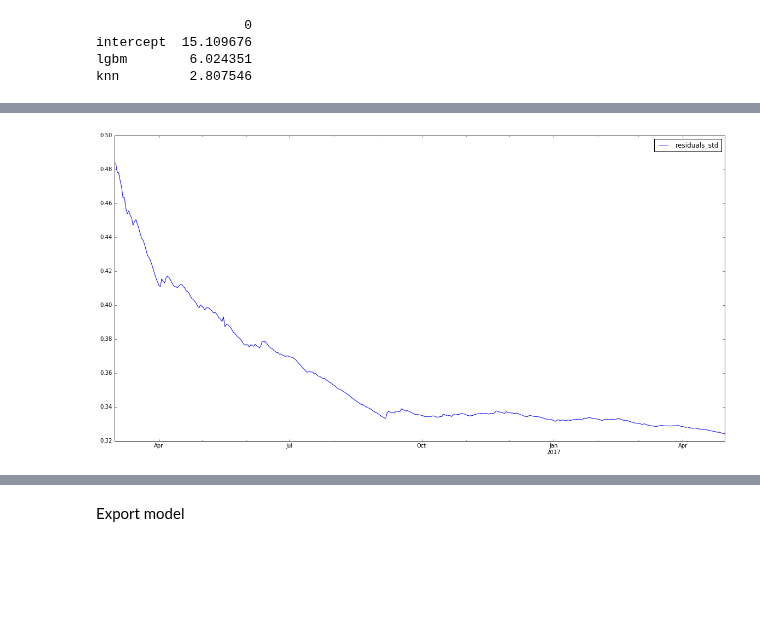
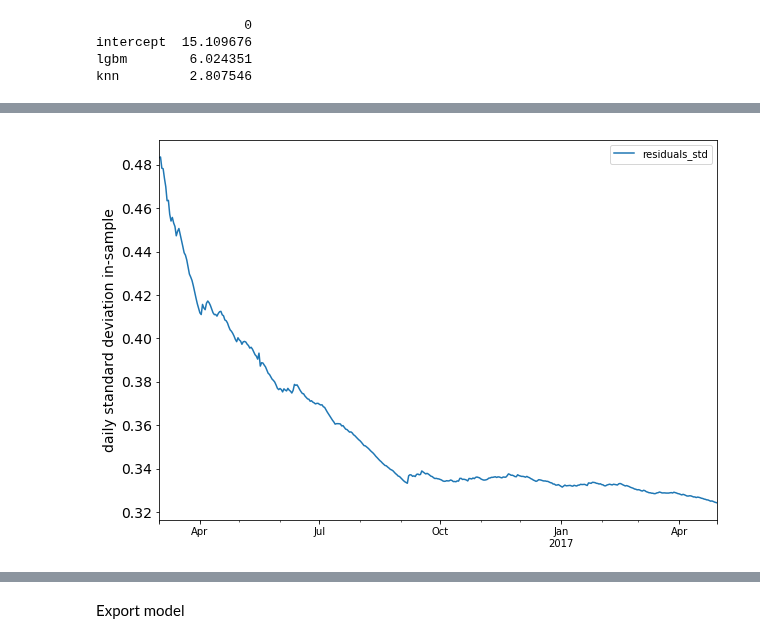
Before and after one commit to NonoMalpi/Secondary_band, a Jupyter notebook: Stacked_model.ipynb, the cells around one changed output, grey strips where cells are left out. Cells and saved outputs as stored; diff of their text form; code cells hidden in the pictures; blank space fills up the shorter version.

```diff
--- a/Stacked_model.ipynb
+++ b/Stacked_model.ipynb
@@ -46,2 +73,0 @@ for feature in ['hour', 'weekday']:
-# %%
-features_stack_list = [ element for element in stack_df.columns.tolist() if element not in ['band', 'hour', 'date', 'weekday']]
@@ -53,3 +82,15 @@ pipeline_stack = make_pipeline(Imputer(strategy='median'), StandardScaler(), Sel
 # %%
-stack_model_no_rolling = timeseries_model(stack_df, features_stack_list, 'band',
-                             '2016-01-31', '2017-04-30', 30, pipeline_stack,first_date_to_predict='2016-03-01', rolling=False)
+# create pipeline
+pipeline_stack = make_pipeline(
+    StandardScaler(),
+    SelectFromModel(Lasso(alpha=1, random_state=0)),
+    Ridge(alpha=200, random_state=0)
+)
+
+# initialise timeseries_model class to train and test
+stack_model_no_rolling = timeseries_model(
+    stack_df, features_stack_list, 'band', '2016-01-31', '2017-04-30',
+    30, pipeline_stack, '2016-03-01', rolling=False
+)
+# call to cv_scores method in order to get the final predictions
+stack_model_no_rolling.obtain_cv_scores()
@@ -123,12 +231,19 @@ daily_std_df.plot(ax=ax);
 # %%
-# standard deviation of the in-sample residuals
+# evolution of standard deviation of the in-sample residuals
+# this will be used as volatility for the american option
 days_length = len(stack_model_no_rolling.fitted_residuals_std)
-date_range_fitted_residuals_std = pd.date_range(start='2016-03-01',
-                                                periods=days_length, freq='D')
-fitted_residuals_std = pd.DataFrame(stack_model_no_rolling.fitted_residuals_std,
-                        index=date_range_fitted_residuals_std, columns=['residuals_std'])
+date_range_fitted_residuals_std = pd.date_range(
+    start='2016-03-01', periods=days_length, freq='D'
+)
+fitted_residuals_std = pd.DataFrame(
+    stack_model_no_rolling.fitted_residuals_std,
+    index=date_range_fitted_residuals_std,
+    columns=['residuals_std']
+)
 # %%
-fig, ax = plt.subplots(1,1, figsize=(20,10))
-fitted_residuals_std.plot(ax=ax);
+fig, ax = plt.subplots(1,1, figsize=(10,7))
+fitted_residuals_std.plot(ax=ax)
+ax.yaxis.set_tick_params(labelsize=14)
+ax.set_ylabel('daily standard deviation in-sample', size=14);
 # %% [output]
-[figure, old version]
+[figure, new version]
```
Also changed, not shown: parts of 27 cells of this notebook, 2 other files.
